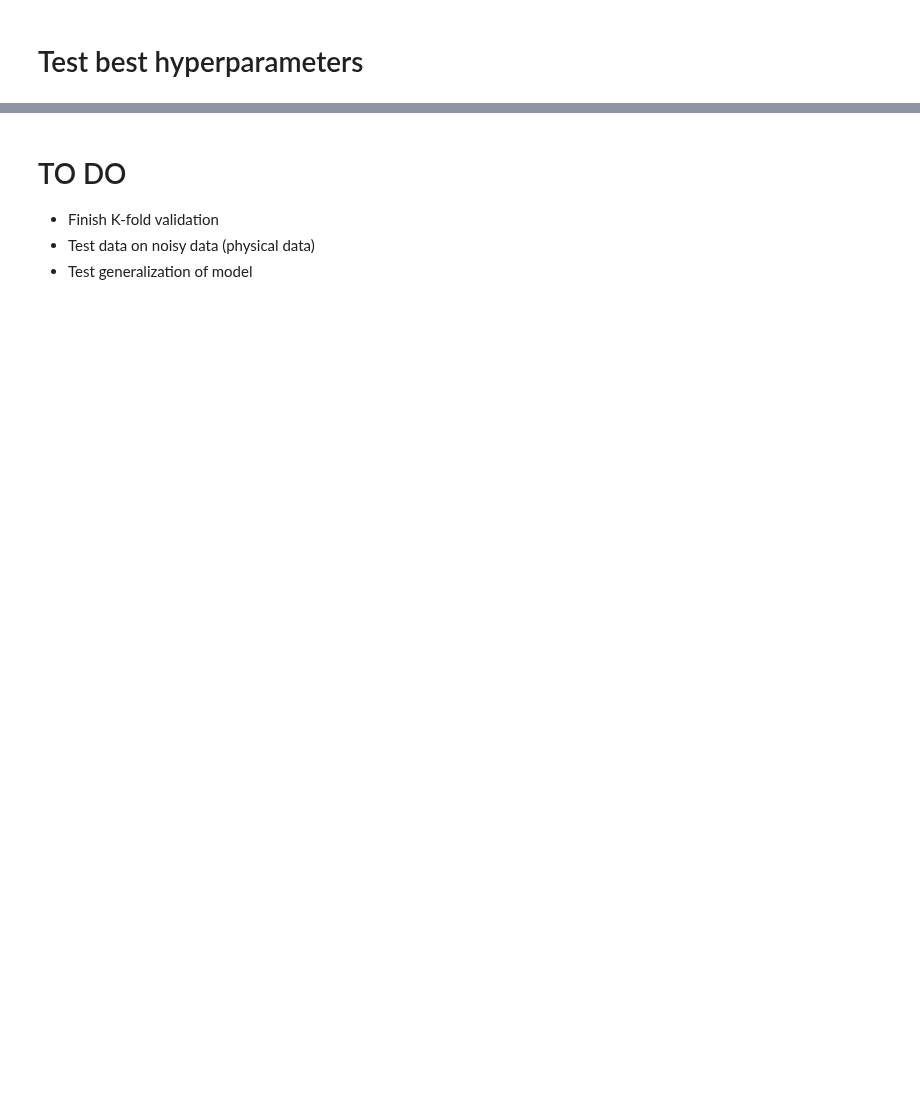
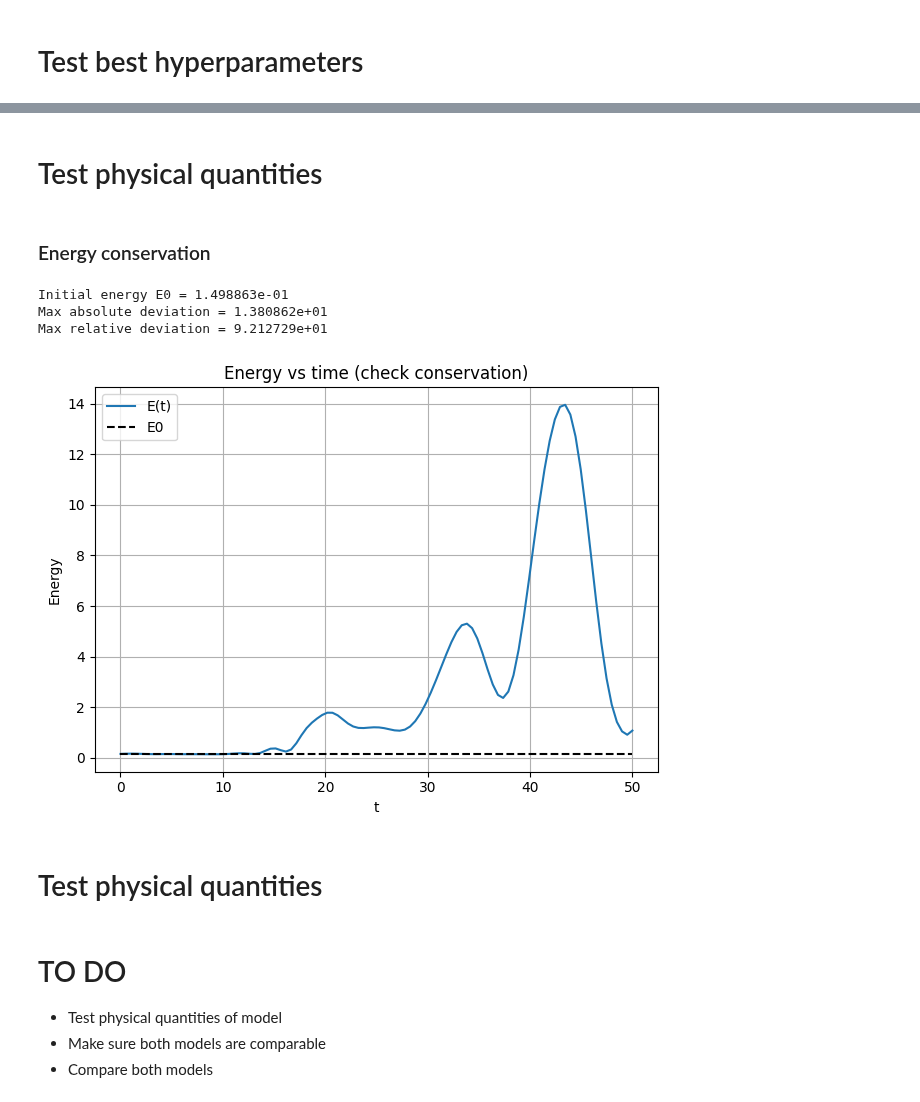
Before and after one commit to gvansan/Machine-learning-project, a Jupyter notebook: Harmonic Oscillator.ipynb, the cells around one changed output, grey strips where cells are left out. Saved outputs shown, nothing was run; the diff lists cells and outputs as text; code cells hidden in the pictures; blank space fills up the shorter version.

```diff
--- a/Harmonic Oscillator.ipynb
+++ b/Harmonic Oscillator.ipynb
@@ -289,6 +528,52 @@ TypeError: tuple indices must be integers or slices, not str
+# %% [markdown]
+# Test physical quantities
+# %% [markdown]
+### Energy conservation
+# %%
+n = 0  # choose trajectory index
+
+# Position
+x = y_pred_bayes_generalization[n].detach().cpu().numpy()
+
+# Time
+t = test_generalization["t_tensor"][n].detach().cpu().numpy()
+
+# Velocity via finite difference
+v = np.gradient(x, t)
+
+#Energy conservation (check on generalized data)
+E_t = 0.5 * v**2 + 0.5 * float(w) * x**2
+E0 = E_t[0]
+
+# diagnostics
+abs_dev = np.max(np.abs(E_t - E0))
+rel_dev = np.max(np.abs((E_t - E0) / E0))
+
+print(f"Initial energy E0 = {E0:.6e}")
+print(f"Max absolute deviation = {abs_dev:.6e}")
+print(f"Max relative deviation = {rel_dev:.6e}")
+
+plt.plot(test_generalization["t_tensor"][n], E_t, label='E(t)')
+plt.hlines(E0, sol.t[0], sol.t[-1], colors='k', linestyles='dashed', label='E0')
+#plt.ylim(0,2)
+plt.xlabel('t')
+plt.ylabel('Energy')
+plt.title('Energy vs time (check conservation)')
+plt.legend()
+plt.grid(True)
+
+plt.tight_layout()
+plt.show()
+# %% [output]
+Initial energy E0 = 1.498863e-01
+Max absolute deviation = 1.380862e+01
+Max relative deviation = 9.212729e+01
+[figure, added]
+# %% [markdown]
+# Test physical quantities
 # %% [markdown]
 # TO DO
 
-- Finish K-fold validation
-- Test data on noisy data (physical data)
-- Test generalization of model
+- Test physical quantities of model
+- Make sure both models are comparable
+- Compare both models
```
Also changed, not shown: parts of 28 cells of this notebook.
